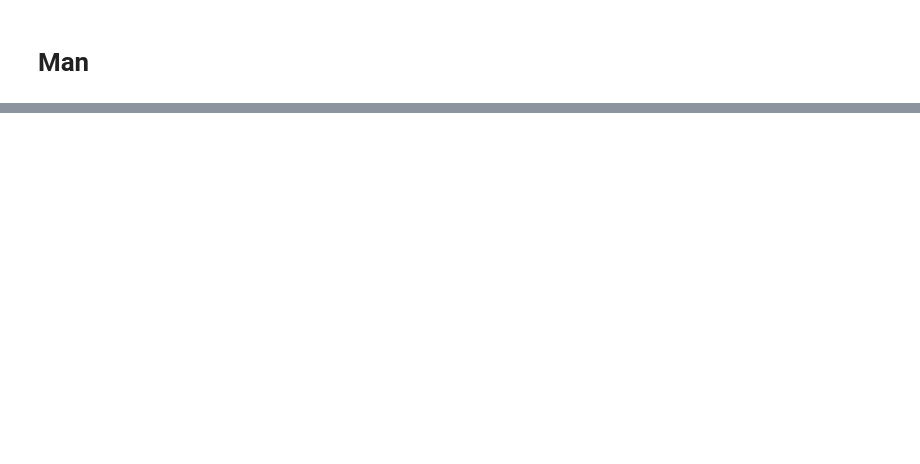
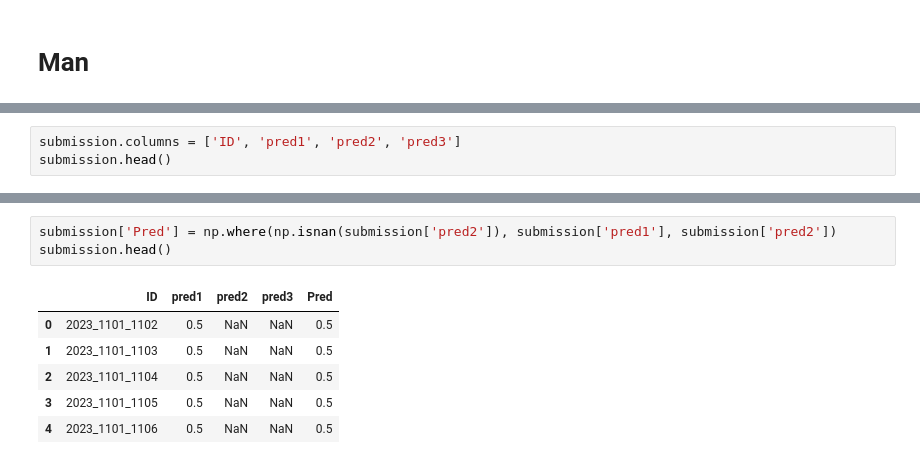
Before and after one commit to Analytics-Data-Science-and-Tech/Analytics_Data_Science, a Jupyter notebook: March-Mania-2023/Modeling_Phase_2.ipynb, the cells around one changed output, grey strips where cells are left out. Saved outputs shown, nothing was run; the diff lists cells and outputs as text; blank space fills up the shorter version.

```diff
--- a/March-Mania-2023/Modeling_Phase_2.ipynb
+++ b/March-Mania-2023/Modeling_Phase_2.ipynb
@@ -243,0 +394,3 @@ np.max(hist_pred)
+# %%
+submission.columns = ['ID', 'pred1', 'pred2', 'pred3']
+submission.head()
@@ -243,0 +404,10 @@ np.max(hist_pred)
+# %%
+submission['Pred'] = np.where(np.isnan(submission['pred2']), submission['pred1'], submission['pred2'])
+submission.head()
+# %% [output]
+|  | ID | pred1 | pred2 | pred3 | Pred |
+| 0 | 2023_1101_1102 | 0.5 | NaN | NaN | 0.5 |
+| 1 | 2023_1101_1103 | 0.5 | NaN | NaN | 0.5 |
+| 2 | 2023_1101_1104 | 0.5 | NaN | NaN | 0.5 |
+| 3 | 2023_1101_1105 | 0.5 | NaN | NaN | 0.5 |
+| 4 | 2023_1101_1106 | 0.5 | NaN | NaN | 0.5 |
```
Also changed, not shown: parts of 17 cells of this notebook.
